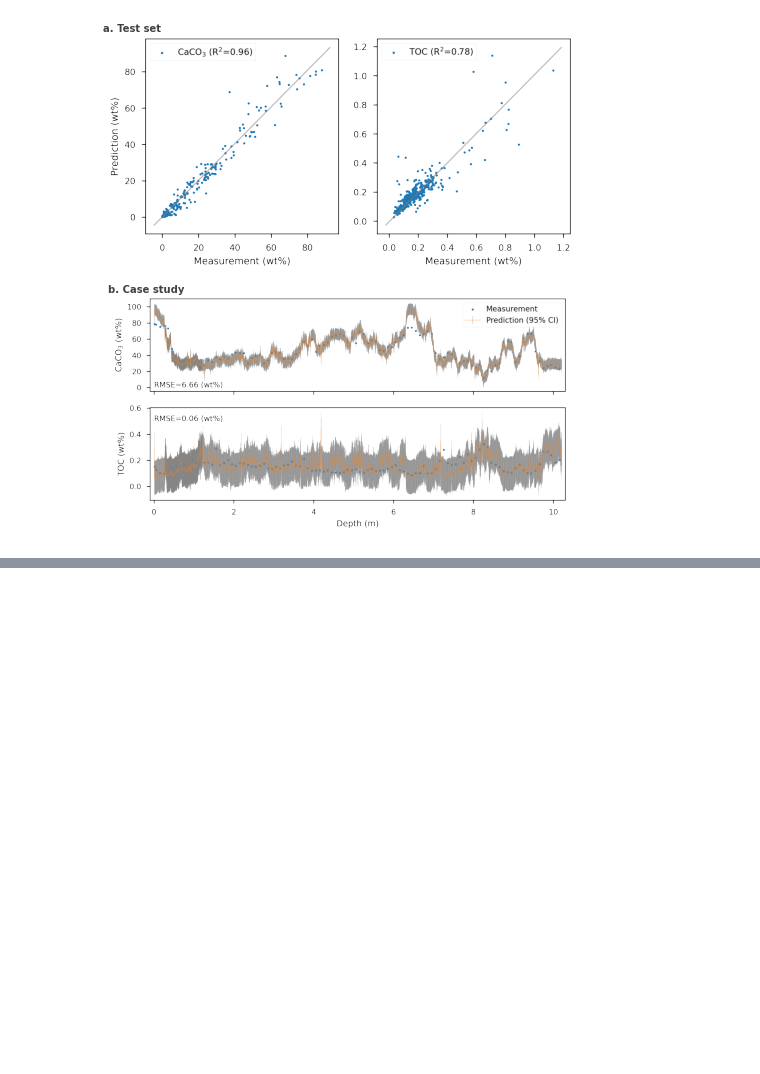
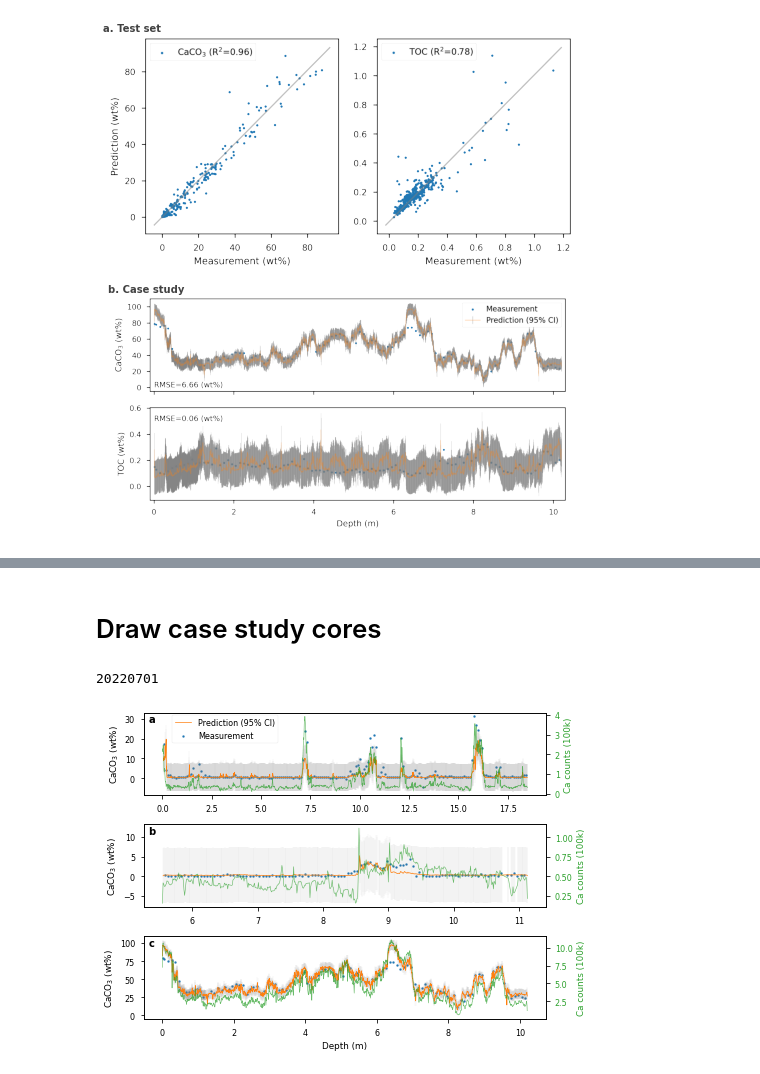
Before and after one commit to dispink/CaCO3_NWP, a Jupyter notebook: plot_for_paper_03.ipynb, the cells around one changed output, grey strips where cells are left out. Cells and saved outputs as stored; diff of their text form; code cells hidden in the pictures; blank space fills up the shorter version.

```diff
--- a/plot_for_paper_03.ipynb
+++ b/plot_for_paper_03.ipynb
@@ -115,0 +172,51 @@ fig.savefig('results/join_figure_0_{}.png'.format(date))
+# %% [markdown]
+# Draw case study cores
+# %%
+cores = ['SO264-69-2', 'LV28-44-3-n', 'PS75-056-1']
+measurement = 'CaCO3'
+conf_int = [7.00, 7.04]
+
+fig, axes = plt.subplots(3, 1, figsize=(7, 5))
+
+for core, ax, no in zip(cores, axes, ['a', 'b', 'c']):
+    X = predict_df[predict_df.core == core]
+    aa = area_df[area_df.core == core]
+
+    ax.errorbar(
+        X['composite_depth_mm']*.001,
+        X['{} prediction (wt%)'.format(measurement)],
+        yerr = [np.repeat(conf_int[0], len(X)), np.repeat(conf_int[1], len(X))],
+        alpha=.6, ecolor='grey', linewidth=.1, c='C1')
+
+    ax.scatter(
+        merge_df.loc[merge_df.core == core, 'mid_depth_mm']*.001,
+        merge_df.loc[merge_df.core == core, '{}%'.format(measurement)],
+        label='Measurement', s=4)
+
+    ax.plot(
+        X['composite_depth_mm']*.001,
+        X['{} prediction (wt%)'.format(measurement)],
+        linewidth=.7, c='C1', label='Prediction (95% CI)')
+
+    ax.set_ylabel('CaCO$_3$ (wt%)')
+    #ax.set_xlim(-.3, 18.8)
+    ax.text(
+        .01, .88, no,
+        fontweight = 'bold', transform=ax.transAxes
+    )
+
+    ax2 = ax.twinx()
+    ax2.plot(aa.depth_cm*.01, aa.Ca_Area*.00001, c='C2', lw=.6, alpha=.7)
+    ax2.set_ylabel('Ca counts (100k)', c='C2')
+    ax2.tick_params(axis='y', labelcolor='C2')
+    #ax2.legend(loc='upper right')
+
+    axes[0].legend(loc=(.07, .63))
+    axes[2].set_xlabel('Depth (m)')
+fig.subplots_adjust(hspace=.08)
+fig.tight_layout()
+fig.savefig('results/prediction_casestudies_{}_{}.png'.format(measurement, date))
+print(date)
+# %% [output]
+20220701
+[figure, added]
```
Also changed, not shown: parts of 9 cells of this notebook.
